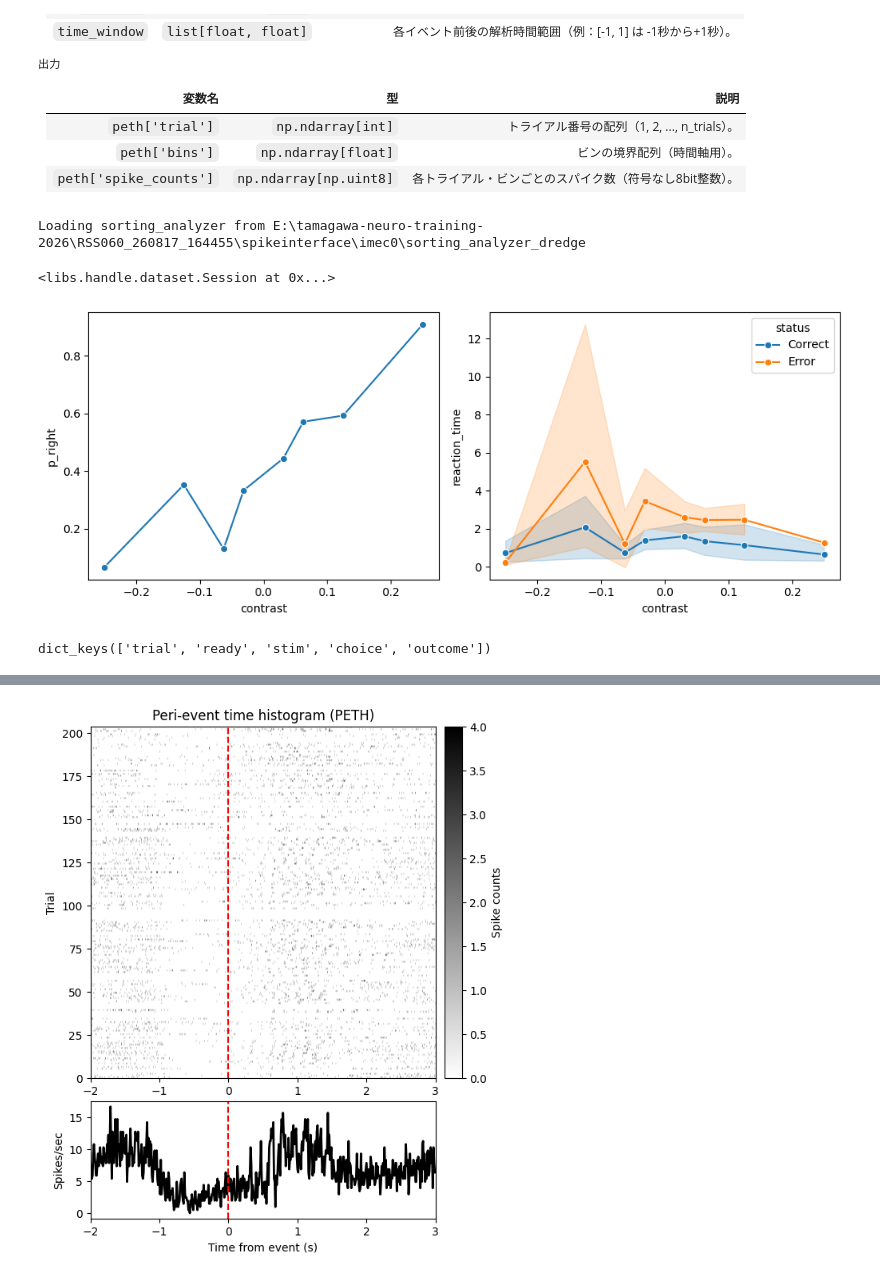
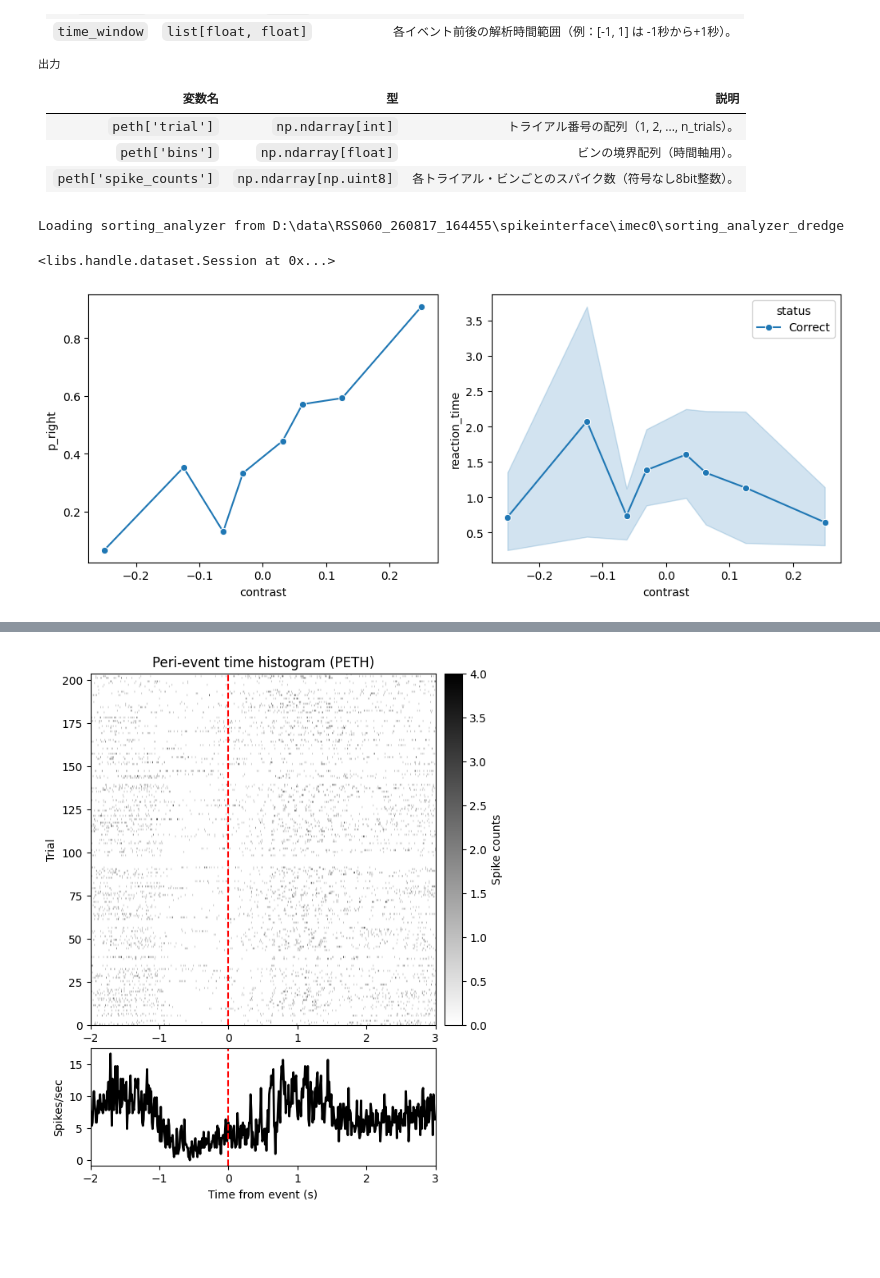
Before and after one commit to NeuralDynamics-Tamagawa/tamagawa-neuro-training-shysgmt, a Jupyter notebook: notebook/spike_analysis.ipynb, the cells around one changed output, grey strips where cells are left out. Saved outputs shown, nothing was run; the diff lists cells and outputs as text; code cells hidden in the pictures; blank space fills up the shorter version.

```diff
--- a/notebook/spike_analysis.ipynb
+++ b/notebook/spike_analysis.ipynb
@@ -179,6 +225,6 @@ def compute_behv_time(trials, event, procTeensy_to_imec):
 # %%
 # Generate a session object
-session_dir = r"E:\tamagawa-neuro-training-2026\RSS060_260817_164455"
+session_dir = r"D:\data\RSS060_260817_164455"
 session = dataset.Session(session_dir)
 # %%
 # Extract dataset of target probe
@@ -188,7 +234,7 @@ session.add_event()
 session.add_sorting_analyzer(i_imec=i_imec)
 session.add_procTeensy_to_imec(i_imec=i_imec)
 # %% [output]
-Loading sorting_analyzer from E:\tamagawa-neuro-training-2026\RSS060_260817_164455\spikeinterface\imec0\sorting_analyzer_dredge
+Loading sorting_analyzer from D:\data\RSS060_260817_164455\spikeinterface\imec0\sorting_analyzer_dredge
 <libs.handle.dataset.Session at 0x...>
 # %%
 trials = session.trials
@@ -198,32 +244,34 @@ df = trials.copy()
 df['pushsum'] = df['pc_left']+df['pc_right']
 df['p_right'] = df['choice'].map({'left': 0, 'right': 1})
 
 df['reaction_time'] = np.where(
     df['choice'] == 'left',
     df['rt_left'],
     df['rt_right']
 )
 
 plt.figure(figsize=(10, 4))
 
 plt.subplot(1, 2, 1)
 sns.lineplot(
     data=df,
     x='contrast',
     y='p_right',
     marker='o',
     errorbar=None,
 )
 
 plt.subplot(1, 2, 2)
+df = df[df['pushsum']==1]
+df = df[df['status']=='Correct']
 sns.lineplot(
-    data=df[df['pushsum']==1],
+    data=df,
     x='contrast',
     y='reaction_time',
     hue='status',
     marker='o',
 )
 
 plt.tight_layout()
 # %% [output]
-[figure, old version]
+[figure, new version]
@@ -237,5 +292,0 @@ sampling_rate = sorting.sampling_frequency
-# %%
-behv_time = compute_behv_time(trials, event, procTeensy_to_imec)
-behv_time.keys()
-# %% [output]
-dict_keys(['trial', 'ready', 'stim', 'choice', 'outcome'])
```
Also changed, not shown: parts of 24 cells of this notebook.
